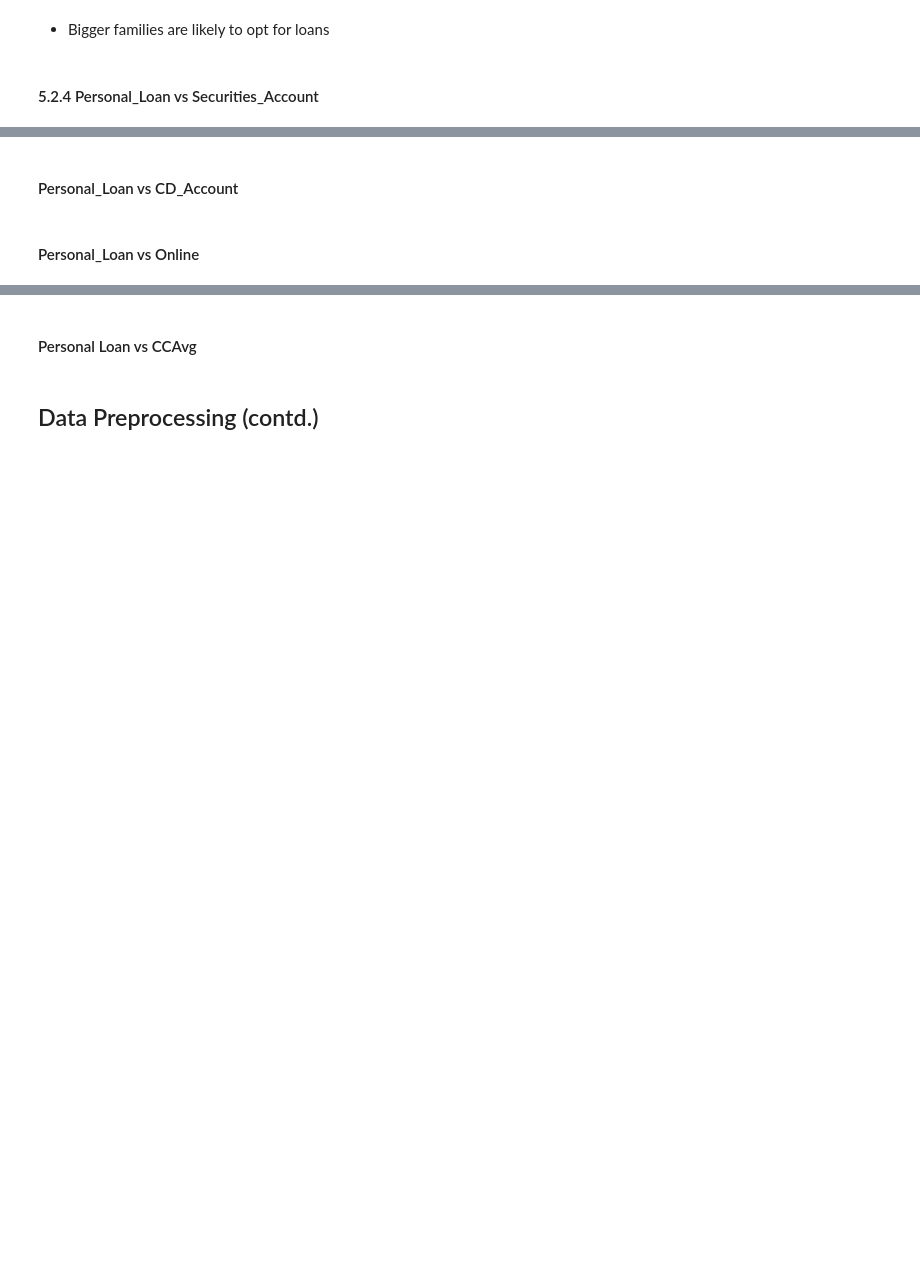
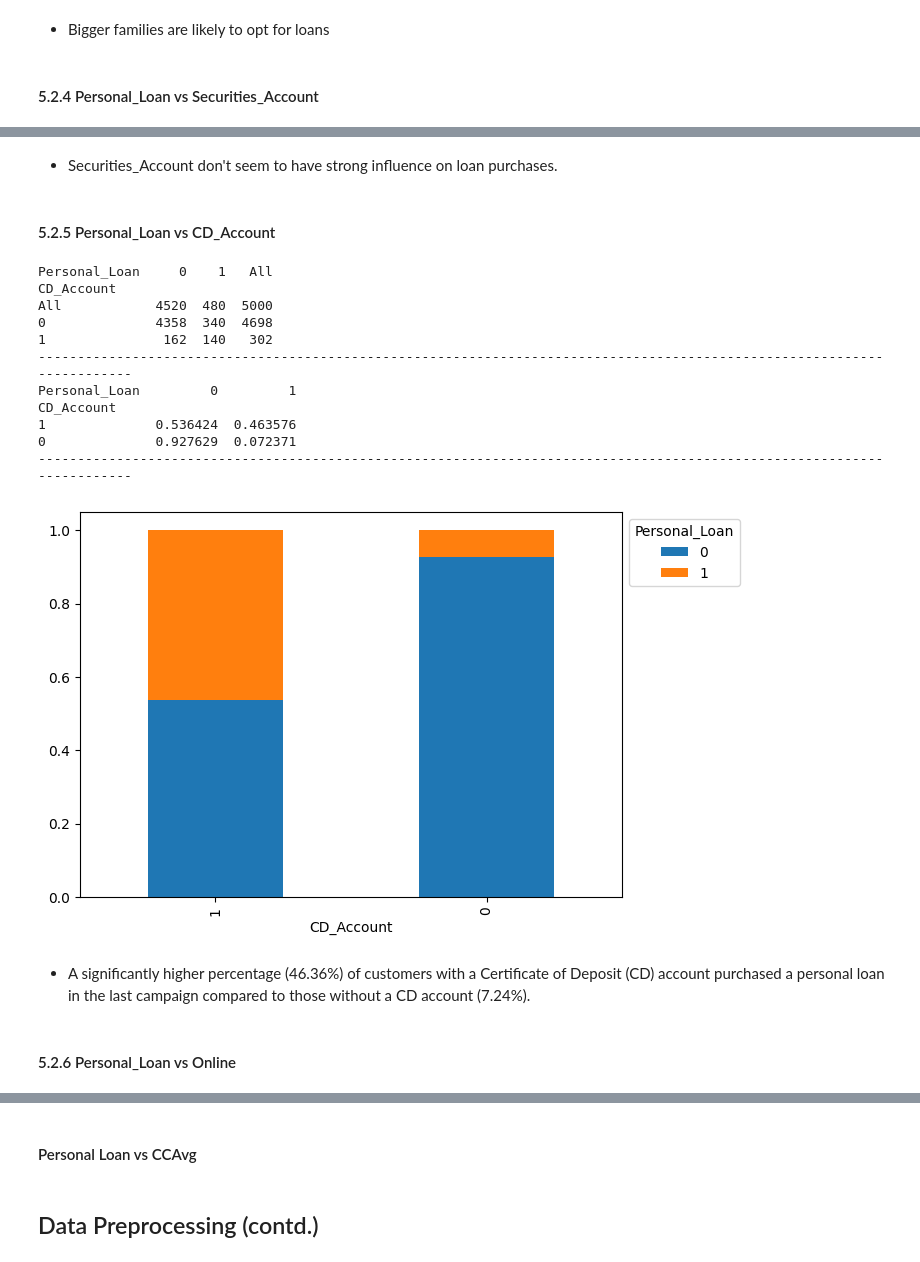
Before and after one commit to RashmiJK/PGP-AIML-PersonalLoan-ML, a Jupyter notebook: loan_purchase_modelling_dt.ipynb, the cells around one changed output, grey strips where cells are left out. Cells and saved outputs as stored; diff of their text form; code cells hidden in the pictures; blank space fills up the shorter version.

```diff
--- a/loan_purchase_modelling_dt.ipynb
+++ b/loan_purchase_modelling_dt.ipynb
@@ -685,2 +689,4 @@ Securities_Account
+# %% [markdown]
+- Securities_Account don't seem to have strong influence on loan purchases.
 # %% [markdown]
-#### Personal_Loan vs CD_Account
+#### 5.2.5 Personal_Loan vs CD_Account
@@ -689,2 +693,19 @@ stacked_barplot(_______) ## Complete the code to plot stacked barplot for Person
+# %%
+stacked_barplot(data, "CD_Account", "Personal_Loan")
+# %% [output]
+Personal_Loan     0    1   All
+CD_Account
+All            4520  480  5000
+0              4358  340  4698
+1               162  140   302
+------------------------------------------------------------------------------------------------------------------------
+Personal_Loan         0         1
+CD_Account
+1              0.536424  0.463576
+0              0.927629  0.072371
+------------------------------------------------------------------------------------------------------------------------
+[figure, added]
+# %% [markdown]
+-  A significantly higher percentage (46.36%) of customers with a Certificate of Deposit (CD) account purchased a personal loan in the last campaign compared to those without a CD account (7.24%).
 # %% [markdown]
-#### Personal_Loan vs Online
+#### 5.2.6 Personal_Loan vs Online
```
Also changed, not shown: parts of 31 cells of this notebook.
